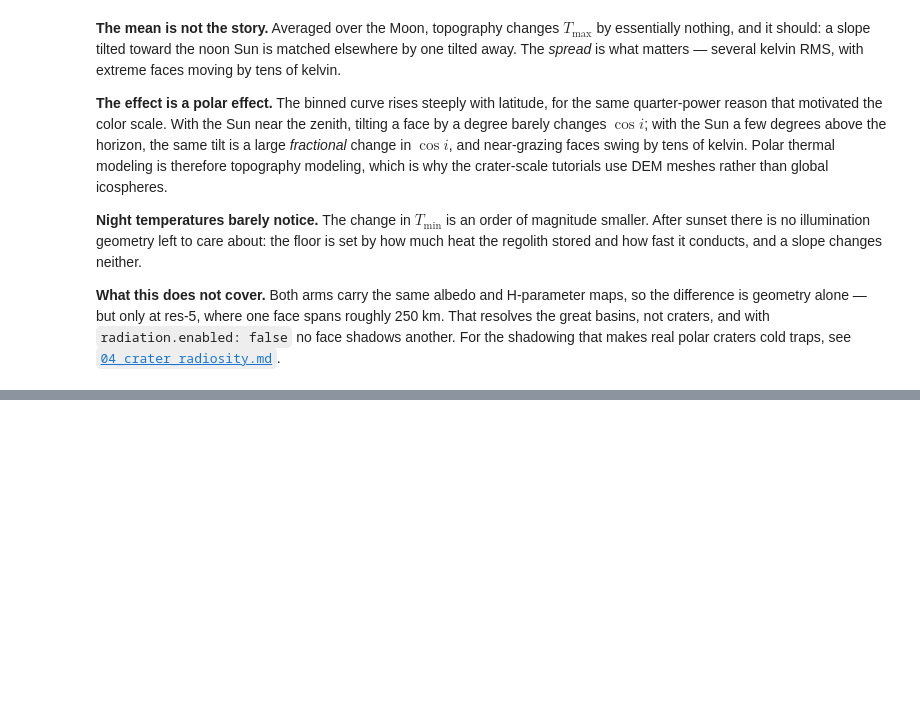
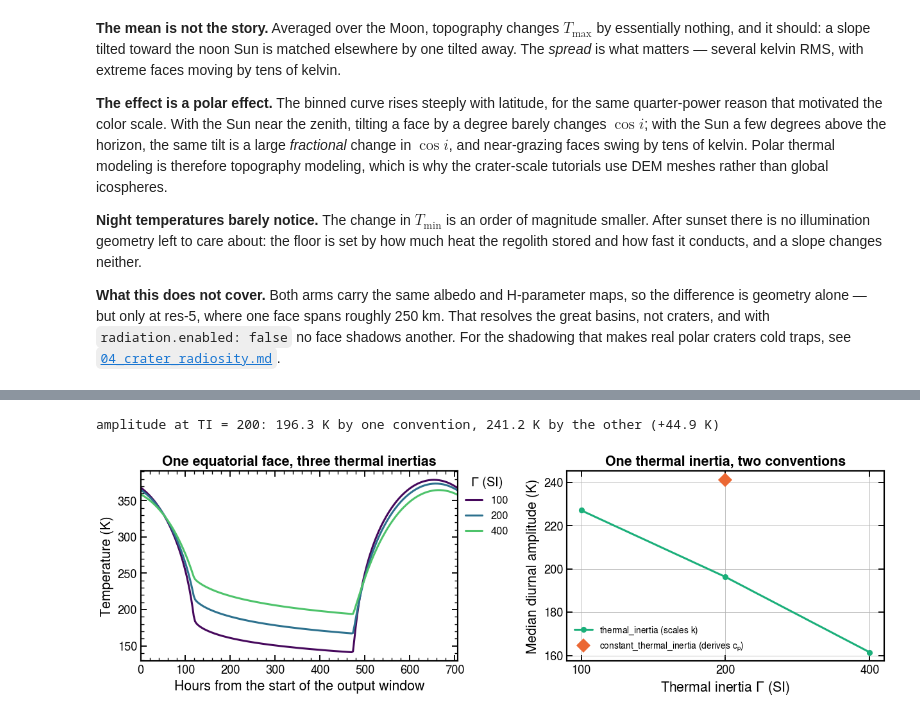
Before and after one commit to phayne/ptm3d-archive, a Jupyter notebook: docs/tutorials/notebooks/01_moon_diurnal.ipynb, the cells around one changed output, grey strips where cells are left out. Saved outputs shown, nothing was run; the diff lists cells and outputs as text; code cells hidden in the pictures; blank space fills up the shorter version.

```diff
--- a/docs/tutorials/notebooks/01_moon_diurnal.ipynb
+++ b/docs/tutorials/notebooks/01_moon_diurnal.ipynb
@@ -411,0 +468,6 @@ real polar craters cold traps, see [`04_crater_radiosity.md`](../04_crater_radio
+# %%
+from ptm import Sweep
+
+ti_sweep = Sweep(pre.root / CONFIG, grid={"thermal_inertia": [100.0, 200.0, 400.0]},
+                 outdir=pre.root / "output/moon_thermal_inertia_sweep")
+ti_sweep.run()
@@ -411,0 +541,4 @@ real polar craters cold traps, see [`04_crater_radiosity.md`](../04_crater_radio
+# %%
+const_sweep = Sweep(pre.root / CONFIG, grid={"constant_thermal_inertia": [200.0]},
+                    outdir=pre.root / "output/moon_constant_ti_sweep")
+const_sweep.run()
@@ -411,0 +558,30 @@ real polar craters cold traps, see [`04_crater_radiosity.md`](../04_crater_radio
+# %%
+def amplitude(res):
+    return float(np.median(res.stat("temperature", "max") - res.stat("temperature", "min")))
+
+
+ti, amp = ti_sweep.values("thermal_inertia"), ti_sweep.collect(amplitude)
+amp_const = amplitude(const_sweep.points[0].results)
+
+fig, axes = plt.subplots(1, 2, figsize=(11.5, 3.8))
+ti_sweep.plot_curves(ax=axes[0], lat=0, lon=0, legend_title=r"$\Gamma$ (SI)",
+                     xlabel="Hours from the start of the output window",
+                     title="One equatorial face, three thermal inertias")
+axes[1].plot(ti, amp, "o-", lw=2, color="#1baf7a", label=r"thermal_inertia (scales $k$)")
+axes[1].plot([200.0], [amp_const], "D", ms=9, color="#eb6834",
+             label=r"constant_thermal_inertia (derives $c_p$)")
+axes[1].set_xscale("log")
+axes[1].set_xticks(ti)
+axes[1].set_xticklabels([f"{v:g}" for v in ti])
+axes[1].minorticks_off()
+axes[1].set_xlabel(r"Thermal inertia $\Gamma$ (SI)")
+axes[1].set_ylabel("Median diurnal amplitude (K)")
+axes[1].set_title("One thermal inertia, two conventions")
+axes[1].legend(frameon=False, fontsize=9)
+axes[1].grid(True, linewidth=0.5)
+fig.tight_layout()
+print(f"amplitude at TI = 200: {amp[1]:.1f} K by one convention, "
+      f"{amp_const:.1f} K by the other ({amp_const - amp[1]:+.1f} K)")
+# %% [output]
+amplitude at TI = 200: 196.3 K by one convention, 241.2 K by the other (+44.9 K)
+[figure, added]
```
Also changed, not shown: parts of 13 cells of this notebook.
